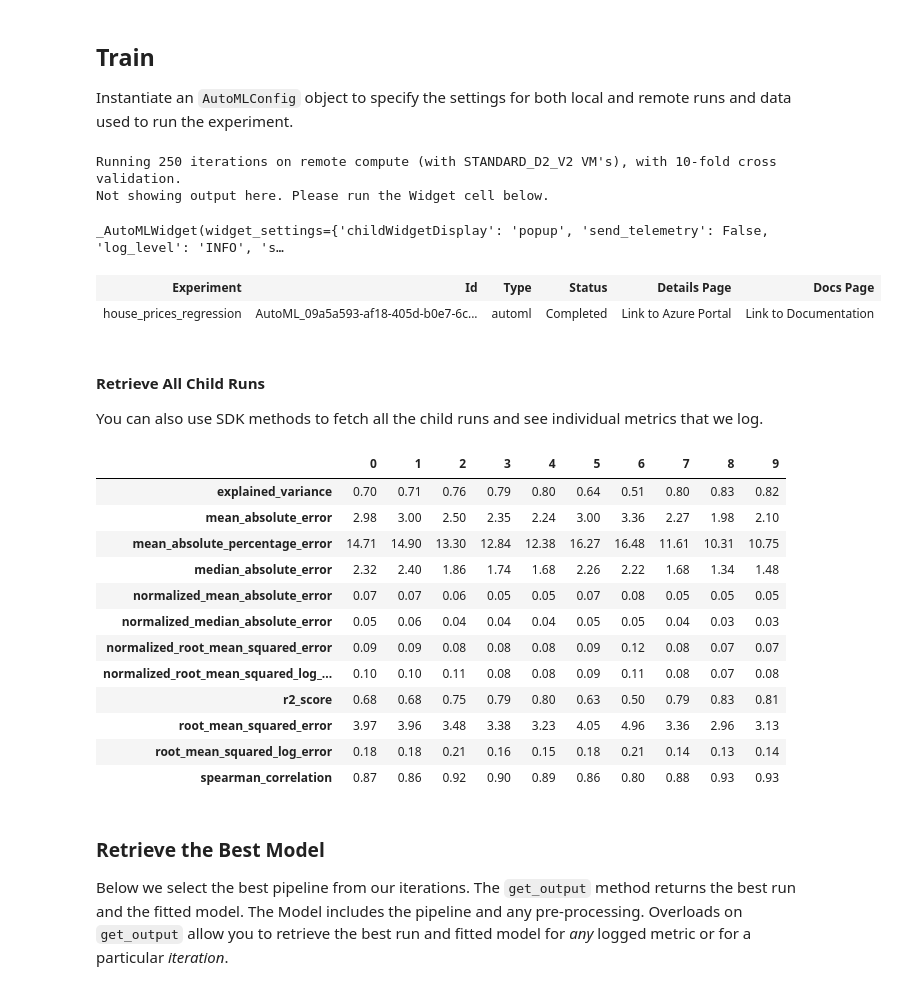
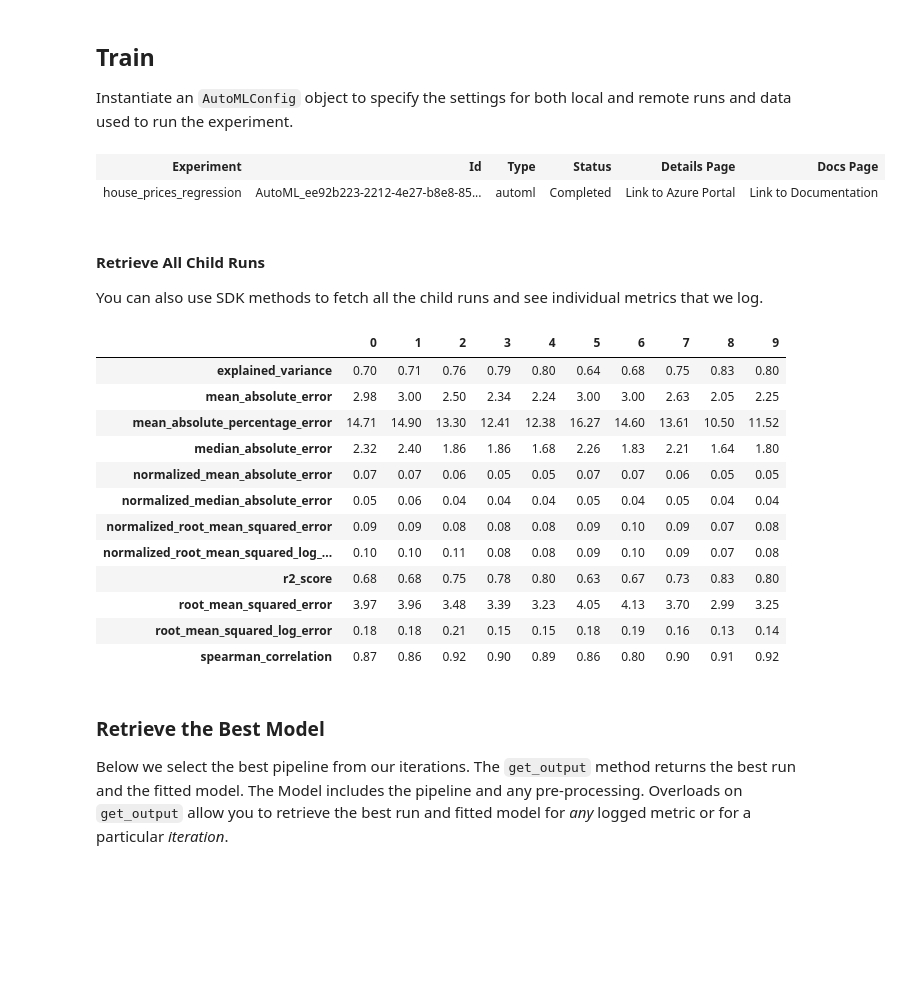
Before and after one commit to eavanvalkenburg/azureml_demo, a Jupyter notebook: training_house_prices_model.ipynb, the cells around one changed output. Saved outputs shown, nothing was run; the diff lists cells and outputs as text; code cells hidden in the pictures; blank space fills up the shorter version.

Commit message:
Updates to use dataset in service

```diff
--- a/training_house_prices_model.ipynb
+++ b/training_house_prices_model.ipynb
@@ -39,7 +39,11 @@ datastore_name = 'edvanstorage__azureml'
 dataset_path = 'boston_houses/boston_data.csv'
 datastore = Datastore.get(ws, datastore_name)
 data_reference = DataReference(datastore, data_reference_name="boston_data", path_on_datastore=dataset_path)
-boston_ds = Dataset.Tabular.from_delimited_files(data_reference)
-boston_ds = boston_ds.drop_columns('Column1')
-boston_ds.take(3).to_pandas_dataframe()
+boston_ds = Dataset.get(ws, name='boston_housing_data')
+boston_ds_2 = Dataset.Tabular.from_delimited_files(data_reference)
+print(type(boston_ds))
+print(type(boston_ds_2))
+
+# boston_ds = boston_ds.drop_columns('Column1')
+# boston_ds.to_pandas_dataframe().head(5)
 # %% [output]
@@ -103,7 +104,7 @@ aml_config.update(numb_run_config)
 
 automl_config = AutoMLConfig(**aml_config)
 # %%
-show_run = True
+show_run = False
 if 'compute_target' in aml_config:
     print(f"Running {aml_config['iterations']} iterations on remote compute (with {compute_target.vm_size} VM's), with {aml_config['n_cross_validations']}-fold cross validation.")
     show_run = False
@@ -112,25 +113,19 @@ else:
 if not show_run:
     print("Not showing output here. Please run the Widget cell below.")
 else:
-    print("---------------------------------------------------------------------------------")
+    print("**********************************************************************************************")
 run = experiment.submit(automl_config, show_output = show_run)
-# %% [output]
-Running 250 iterations on remote compute (with STANDARD_D2_V2 VM's), with 10-fold cross validation.
-Not showing output here. Please run the Widget cell below.
 # %%
 from azureml.widgets import RunDetails
 RunDetails(run).show()
-# %% [output]
-_AutoMLWidget(widget_settings={'childWidgetDisplay': 'popup', 'send_telemetry': False, 'log_level': 'INFO', 's…
 # %%
 from azureml.train.automl.run import AutoMLRun
-load_run = True
-if load_run:
+if not run:
     run = AutoMLRun(experiment, run_id="AutoML_09a5a593-af18-405d-b0e7-6c5c2b2e3578")
 run
 # %% [output]
 | Experiment | Id | Type | Status | Details Page | Docs Page |
-| house_prices_regression | AutoML_09a5a593-af18-405d-b0e7-6c... | automl | Completed | Link to Azure Portal | Link to Documentation |
+| house_prices_regression | AutoML_ee92b223-2212-4e27-b8e8-85... | automl | Completed | Link to Azure Portal | Link to Documentation |
 # %% [markdown]
 
 #### Retrieve All Child Runs
@@ -147,18 +142,18 @@ rundata = pd.DataFrame(metricslist).sort_index(1)
 rundata
 # %% [output]
 |  | 0 | 1 | 2 | 3 | 4 | 5 | 6 | 7 | 8 | 9 |
-| explained_variance | 0.70 | 0.71 | 0.76 | 0.79 | 0.80 | 0.64 | 0.51 | 0.80 | 0.83 | 0.82 |
-| mean_absolute_error | 2.98 | 3.00 | 2.50 | 2.35 | 2.24 | 3.00 | 3.36 | 2.27 | 1.98 | 2.10 |
-| mean_absolute_percentage_error | 14.71 | 14.90 | 13.30 | 12.84 | 12.38 | 16.27 | 16.48 | 11.61 | 10.31 | 10.75 |
-| median_absolute_error | 2.32 | 2.40 | 1.86 | 1.74 | 1.68 | 2.26 | 2.22 | 1.68 | 1.34 | 1.48 |
-| normalized_mean_absolute_error | 0.07 | 0.07 | 0.06 | 0.05 | 0.05 | 0.07 | 0.08 | 0.05 | 0.05 | 0.05 |
-| normalized_median_absolute_error | 0.05 | 0.06 | 0.04 | 0.04 | 0.04 | 0.05 | 0.05 | 0.04 | 0.03 | 0.03 |
-| normalized_root_mean_squared_error | 0.09 | 0.09 | 0.08 | 0.08 | 0.08 | 0.09 | 0.12 | 0.08 | 0.07 | 0.07 |
-| normalized_root_mean_squared_log_... | 0.10 | 0.10 | 0.11 | 0.08 | 0.08 | 0.09 | 0.11 | 0.08 | 0.07 | 0.08 |
-| r2_score | 0.68 | 0.68 | 0.75 | 0.79 | 0.80 | 0.63 | 0.50 | 0.79 | 0.83 | 0.81 |
-| root_mean_squared_error | 3.97 | 3.96 | 3.48 | 3.38 | 3.23 | 4.05 | 4.96 | 3.36 | 2.96 | 3.13 |
-| root_mean_squared_log_error | 0.18 | 0.18 | 0.21 | 0.16 | 0.15 | 0.18 | 0.21 | 0.14 | 0.13 | 0.14 |
-| spearman_correlation | 0.87 | 0.86 | 0.92 | 0.90 | 0.89 | 0.86 | 0.80 | 0.88 | 0.93 | 0.93 |
+| explained_variance | 0.70 | 0.71 | 0.76 | 0.79 | 0.80 | 0.64 | 0.68 | 0.75 | 0.83 | 0.80 |
+| mean_absolute_error | 2.98 | 3.00 | 2.50 | 2.34 | 2.24 | 3.00 | 3.00 | 2.63 | 2.05 | 2.25 |
+| mean_absolute_percentage_error | 14.71 | 14.90 | 13.30 | 12.41 | 12.38 | 16.27 | 14.60 | 13.61 | 10.50 | 11.52 |
+| median_absolute_error | 2.32 | 2.40 | 1.86 | 1.86 | 1.68 | 2.26 | 1.83 | 2.21 | 1.64 | 1.80 |
+| normalized_mean_absolute_error | 0.07 | 0.07 | 0.06 | 0.05 | 0.05 | 0.07 | 0.07 | 0.06 | 0.05 | 0.05 |
+| normalized_median_absolute_error | 0.05 | 0.06 | 0.04 | 0.04 | 0.04 | 0.05 | 0.04 | 0.05 | 0.04 | 0.04 |
+| normalized_root_mean_squared_error | 0.09 | 0.09 | 0.08 | 0.08 | 0.08 | 0.09 | 0.10 | 0.09 | 0.07 | 0.08 |
+| normalized_root_mean_squared_log_... | 0.10 | 0.10 | 0.11 | 0.08 | 0.08 | 0.09 | 0.10 | 0.09 | 0.07 | 0.08 |
+| r2_score | 0.68 | 0.68 | 0.75 | 0.78 | 0.80 | 0.63 | 0.67 | 0.73 | 0.83 | 0.80 |
+| root_mean_squared_error | 3.97 | 3.96 | 3.48 | 3.39 | 3.23 | 4.05 | 4.13 | 3.70 | 2.99 | 3.25 |
+| root_mean_squared_log_error | 0.18 | 0.18 | 0.21 | 0.15 | 0.15 | 0.18 | 0.19 | 0.16 | 0.13 | 0.14 |
+| spearman_correlation | 0.87 | 0.86 | 0.92 | 0.90 | 0.89 | 0.86 | 0.80 | 0.90 | 0.91 | 0.92 |
 # %% [markdown]
 ### Retrieve the Best Model
 
```
Also changed, not shown: parts of 21 cells of this notebook.
